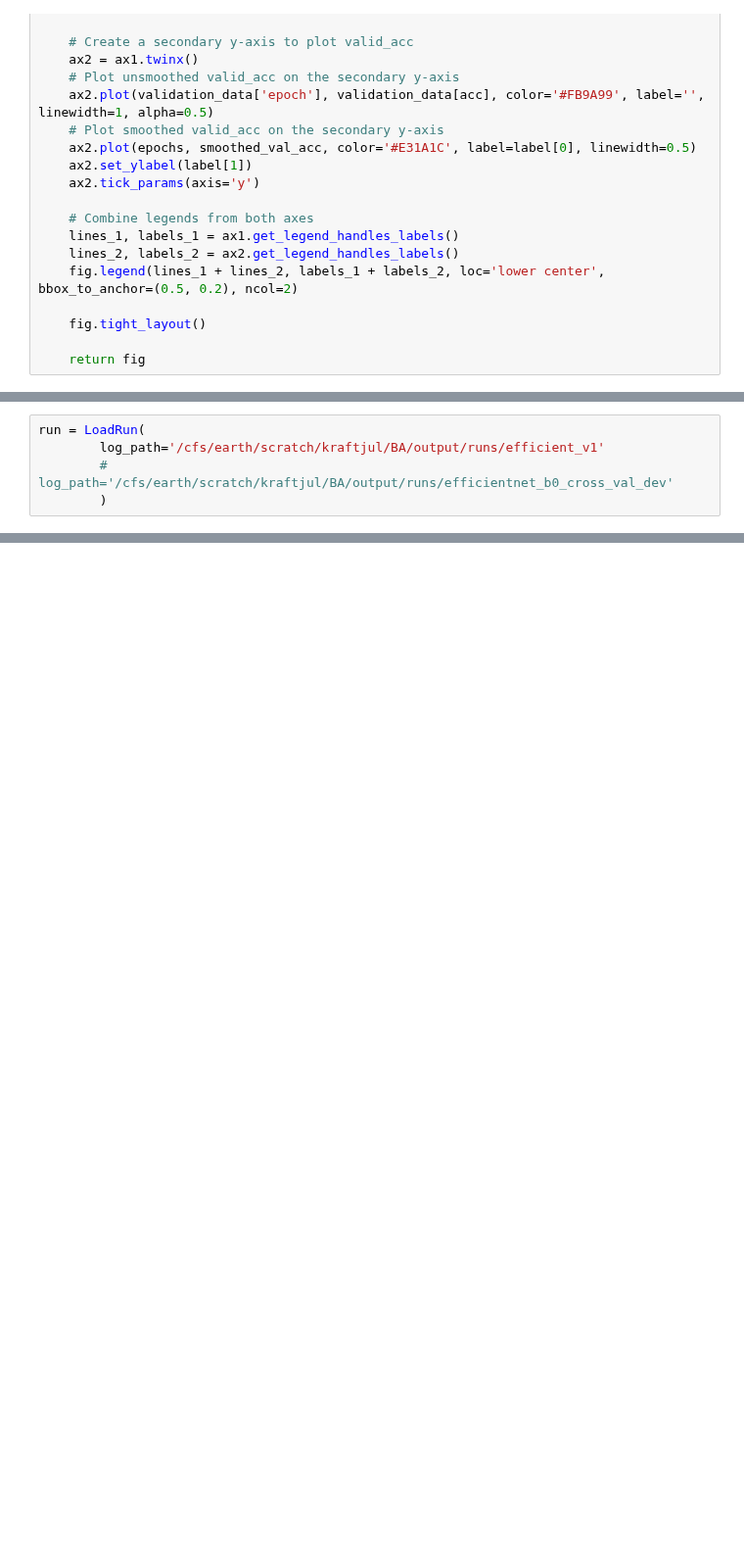
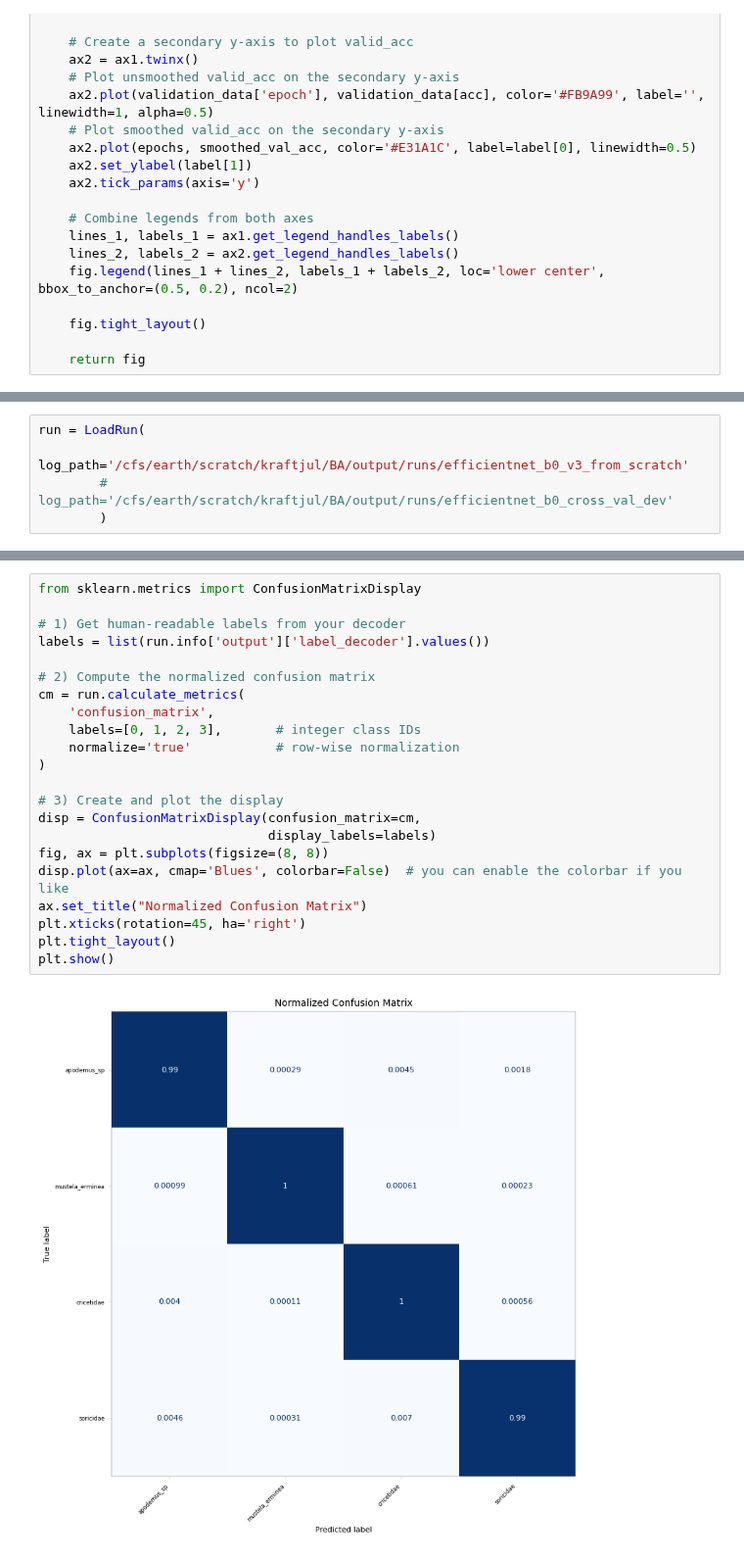
Before and after one commit to juliankraft/BachelorThesis, a Jupyter notebook: code/eval/analyze_results.ipynb, the cells around one changed output, grey strips where cells are left out. Shown at 98% size. Drawn from its saved outputs; the diff is of its cells as text; blank space fills up the shorter version.

Commit message:
feat: implement calculate_metrics

```diff
--- a/code/eval/analyze_results.ipynb
+++ b/code/eval/analyze_results.ipynb
@@ -265,6 +267,6 @@ class LoadRun:
         return df
 # %%
 run = LoadRun(
-        log_path='/cfs/earth/scratch/kraftjul/BA/output/runs/efficient_v1'
+        log_path='/cfs/earth/scratch/kraftjul/BA/output/runs/efficientnet_b0_v3_from_scratch'
         # log_path='/cfs/earth/scratch/kraftjul/BA/output/runs/efficientnet_b0_cross_val_dev'
         )
@@ -273,0 +277,24 @@ idx_to_check = df[df['correct'] == False].sort_values(by='probs_max', ascending=
+# %%
+from sklearn.metrics import ConfusionMatrixDisplay
+
+# 1) Get human-readable labels from your decoder
+labels = list(run.info['output']['label_decoder'].values())
+
+# 2) Compute the normalized confusion matrix
+cm = run.calculate_metrics(
+    'confusion_matrix',
+    labels=[0, 1, 2, 3],       # integer class IDs
+    normalize='true'           # row-wise normalization
+)
+
+# 3) Create and plot the display
+disp = ConfusionMatrixDisplay(confusion_matrix=cm,
+                              display_labels=labels)
+fig, ax = plt.subplots(figsize=(8, 8))
+disp.plot(ax=ax, cmap='Blues', colorbar=False)  # you can enable the colorbar if you like
+ax.set_title("Normalized Confusion Matrix")
+plt.xticks(rotation=45, ha='right')
+plt.tight_layout()
+plt.show()
+# %% [output]
+[figure, added]
```
Also changed, not shown: parts of 8 cells of this notebook.
